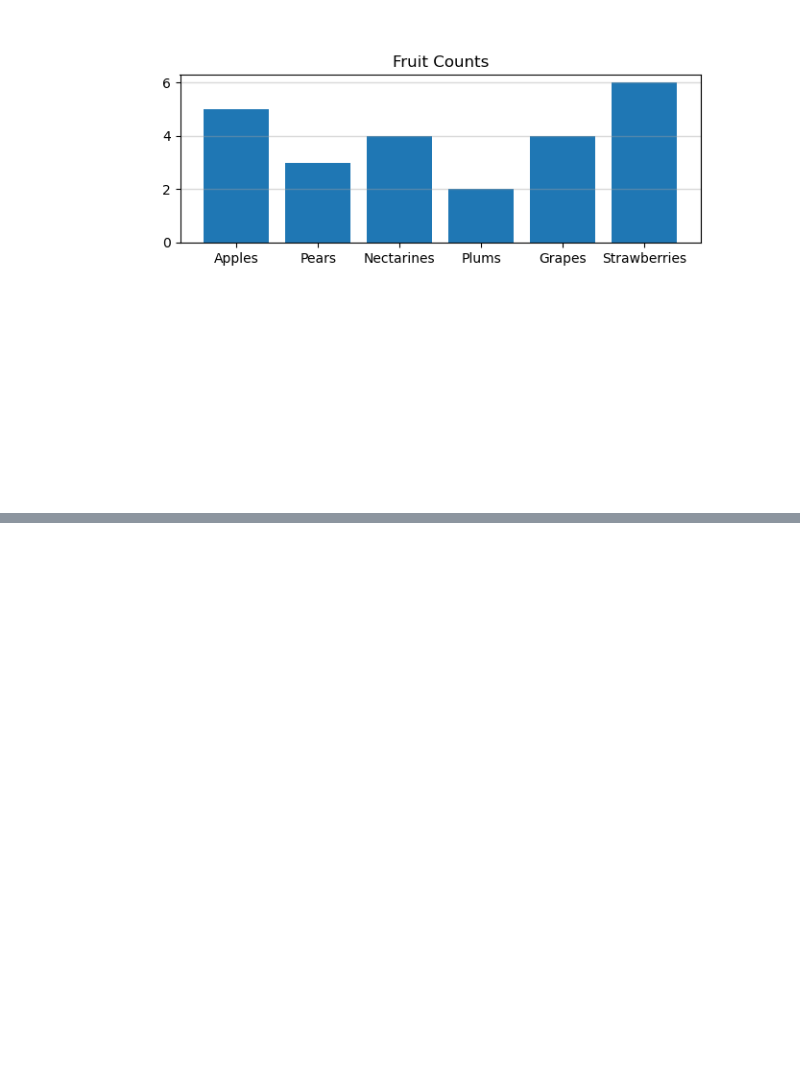
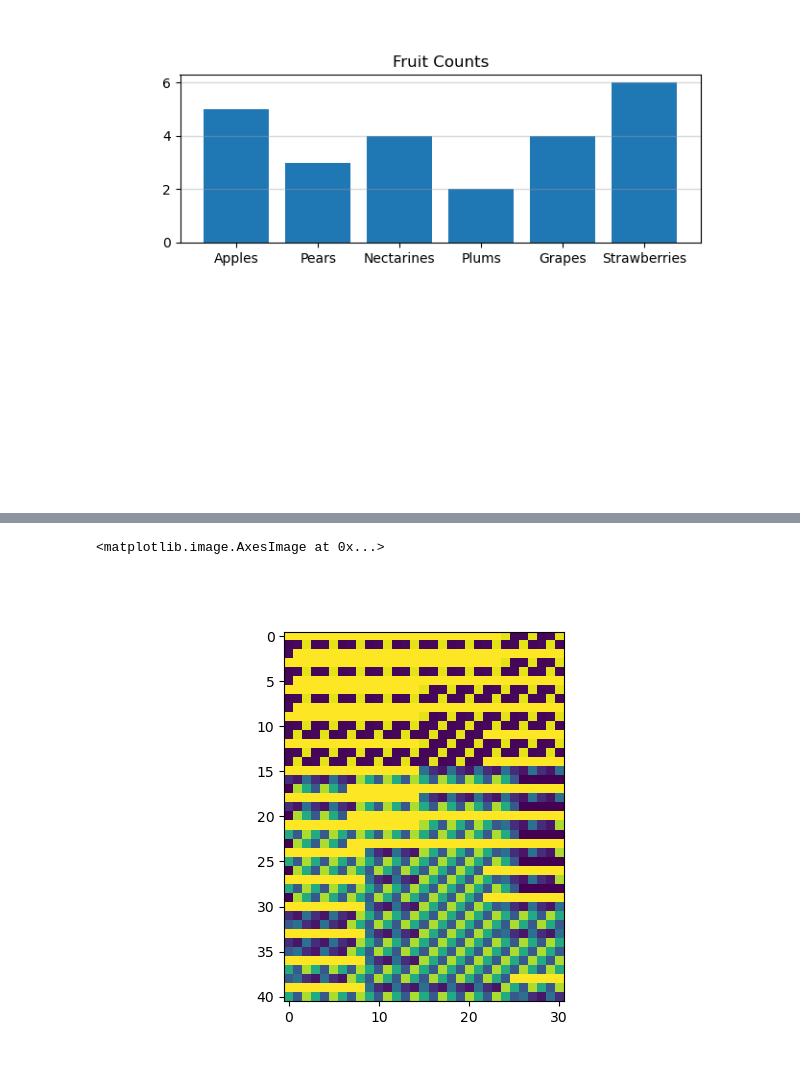
Before and after one commit to IanIAyBD/Curso, a Jupyter notebook: API/Tema 4 Graficos/grafics_ejer.ipynb, the cells around one changed output, grey strips where cells are left out. Saved outputs shown, nothing was run; the diff lists cells and outputs as text; code cells hidden in the pictures; blank space fills up the shorter version.

```diff
--- a/API/Tema 4 Graficos/grafics_ejer.ipynb
+++ b/API/Tema 4 Graficos/grafics_ejer.ipynb
@@ -707,3 +707,20 @@ Carga ese array y sabiendo que contiene una imagen de tamaño 41x31 y que cada c
 <img src="mario_8bits.png"></img>
 <p>
 Fíjate que en la imagen no debe salir ninguno de los ejes.
+# %%
+
+from numpy import genfromtxt
+import numpy as np
+from PIL import Image
+
+
+rgb = np.genfromtxt('mario.csv',delimiter="\n")
+
+rgb = rgb.reshape(1271,3)
+rgb = np.resize(rgb,(41,31))
+figure=plt.figure()
+axes = figure.add_subplot()
+axes.imshow(rgb)
+# %% [output]
+<matplotlib.image.AxesImage at 0x...>
+[figure, added]
```
Also changed, not shown: parts of 8 cells of this notebook, 6 other files.
